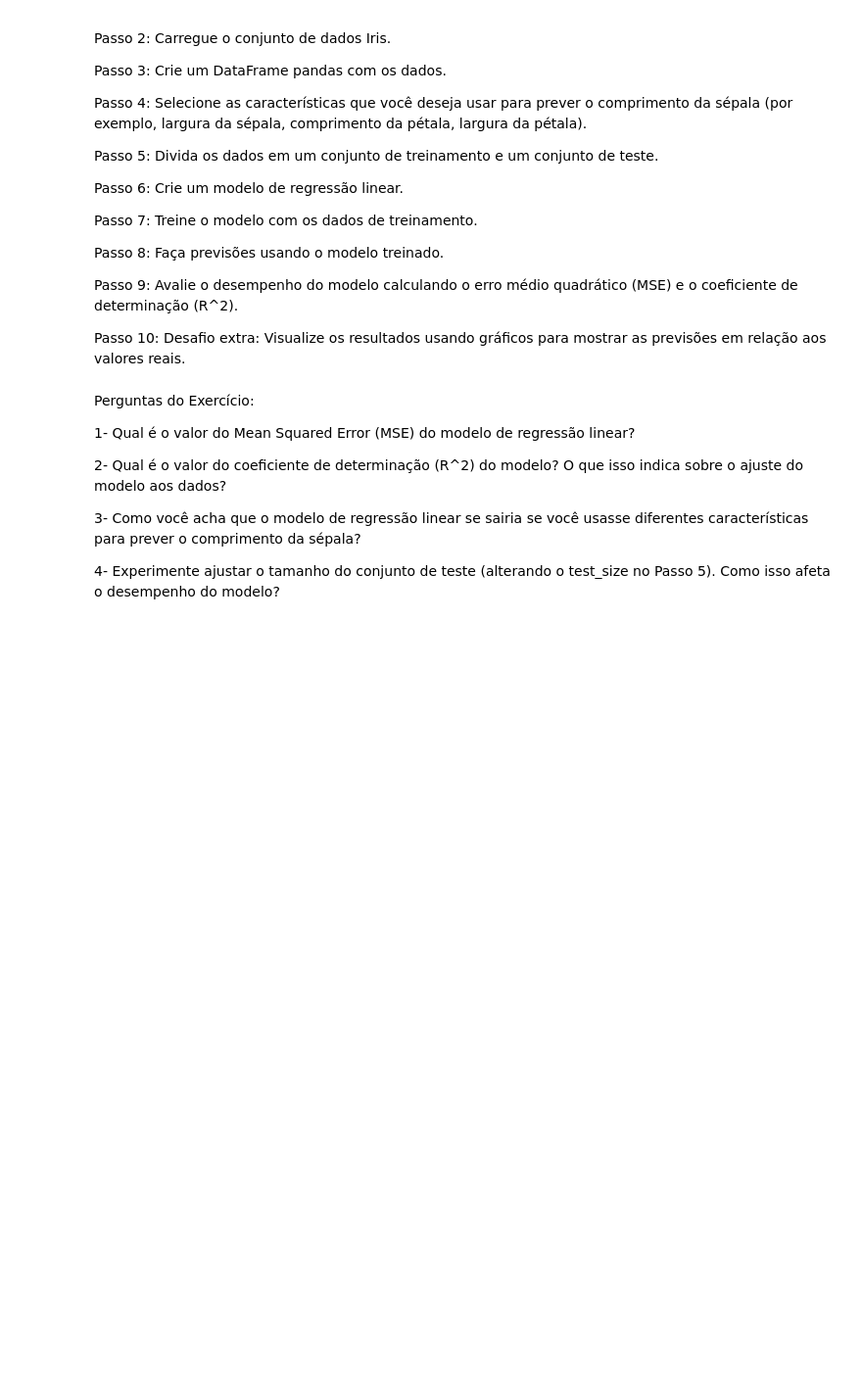
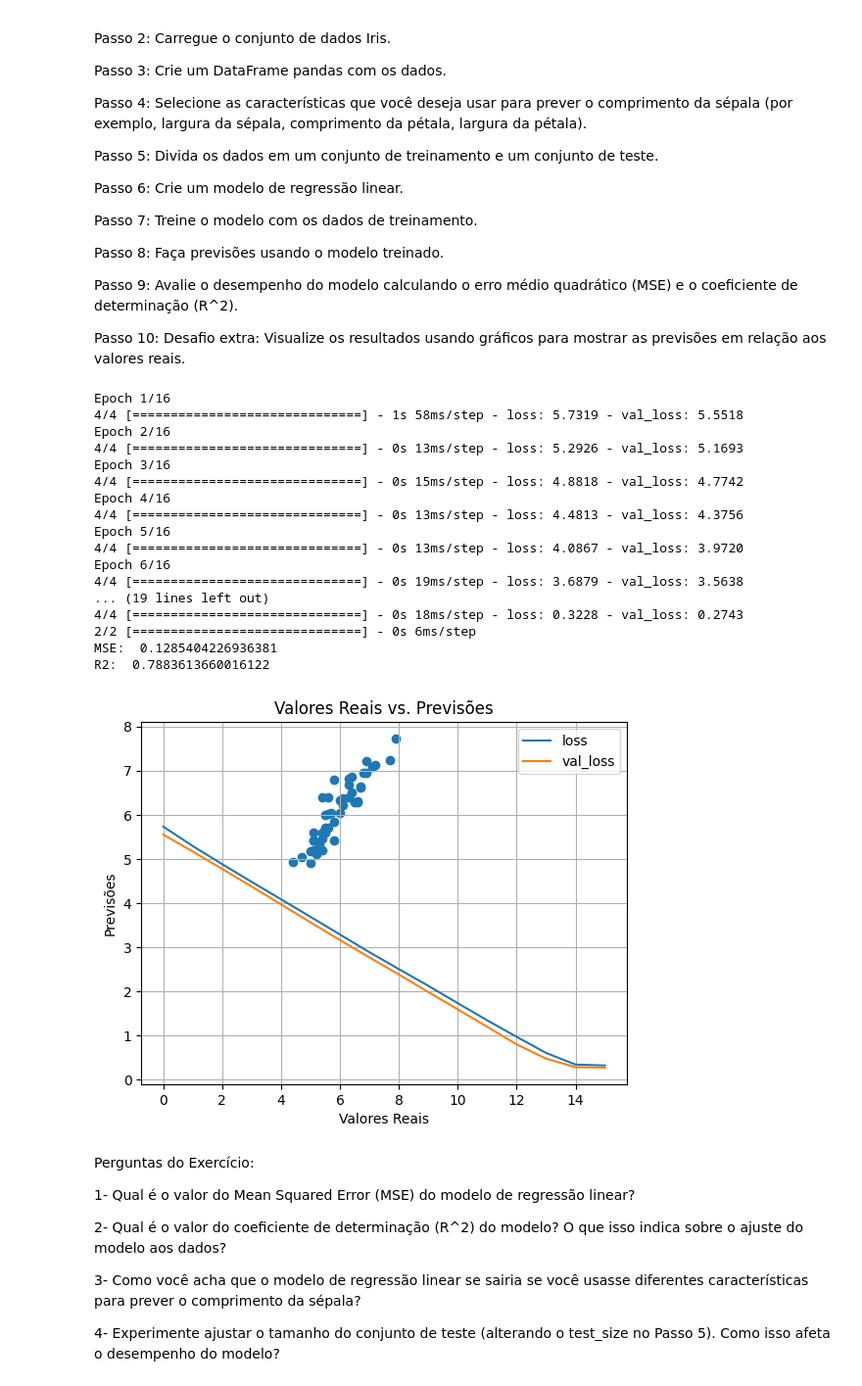
Before and after one commit to luadeprataart/Reconhecimento-de-Padroes, a Jupyter notebook: 08_Regressao_Linear.ipynb, the cells around one changed output. Shown at 98% size. Cells and saved outputs as stored; diff of their text form; code cells hidden in the pictures; blank space fills up the shorter version.

```diff
--- a/08_Regressao_Linear.ipynb
+++ b/08_Regressao_Linear.ipynb
@@ -434,6 +434,74 @@ Passo 9: Avalie o desempenho do modelo calculando o erro médio quadrático (MSE
 
 
 Passo 10: Desafio extra: Visualize os resultados usando gráficos para mostrar as previsões em relação aos valores reais.
+# %%
+import tensorflow as tf
+from tensorflow import keras
+from tensorflow.keras import layers
+from tensorflow.keras.layers.experimental import preprocessing
+from sklearn.model_selection import train_test_split
+import pandas as pd
+import numpy as np
+from sklearn.metrics import r2_score
+from sklearn.metrics import mean_squared_error
+
+# Carregue os dados
+data = pd.read_csv('iris.csv')
+
+# Divida os dados em conjuntos de treinamento e teste
+features = data.columns[1:-1]
+label = 'comprimento_sepala'
+
+X = data[features]
+y = data[[label]]
+
+X_train, X_test, y_train, y_test = train_test_split(X, y, test_size = 0.3, random_state=1)
+
+# Escolha um modelo e treine-o
+normalizer = preprocessing.Normalization()
+normalizer.adapt(X_train)
+
+model = keras.Sequential([
+    normalizer,
+    layers.Dense(1)
+])
+
+model.compile(optimizer=tf.optimizers.Adam(learning_rate=0.1), loss='mean_absolute_error')
+
+# Faça previsões
+history = model.fit(X_train, y_train,epochs=16, validation_data=(X_test, y_test))
+plot_loss(history)
+
+# Avalie o modelo
+y_pred = model.predict(X_test)
+print("MSE: " , mean_squared_error(y_test, y_pred))
+print("R2: " , r2_score(y_test, y_pred))
+
+# Visualize os resultados
+plt.scatter(y_test, y_pred)
+plt.xlabel('Valores Reais')
+plt.ylabel('Previsões')
+plt.title('Valores Reais vs. Previsões')
+plt.show()
+# %% [output]
+Epoch 1/16
+4/4 [==============================] - 1s 58ms/step - loss: 5.7319 - val_loss: 5.5518
+Epoch 2/16
+4/4 [==============================] - 0s 13ms/step - loss: 5.2926 - val_loss: 5.1693
+Epoch 3/16
+4/4 [==============================] - 0s 15ms/step - loss: 4.8818 - val_loss: 4.7742
+Epoch 4/16
+4/4 [==============================] - 0s 13ms/step - loss: 4.4813 - val_loss: 4.3756
+Epoch 5/16
+4/4 [==============================] - 0s 13ms/step - loss: 4.0867 - val_loss: 3.9720
+Epoch 6/16
+4/4 [==============================] - 0s 19ms/step - loss: 3.6879 - val_loss: 3.5638
+... (19 lines left out)
+4/4 [==============================] - 0s 18ms/step - loss: 0.3228 - val_loss: 0.2743
+2/2 [==============================] - 0s 6ms/step
+MSE:  0.1285404226936381
+R2:  0.7883613660016122
+[figure, added]
 # %% [markdown]
 Perguntas do Exercício:
 
```
Also changed, not shown: parts of 10 cells of this notebook.
